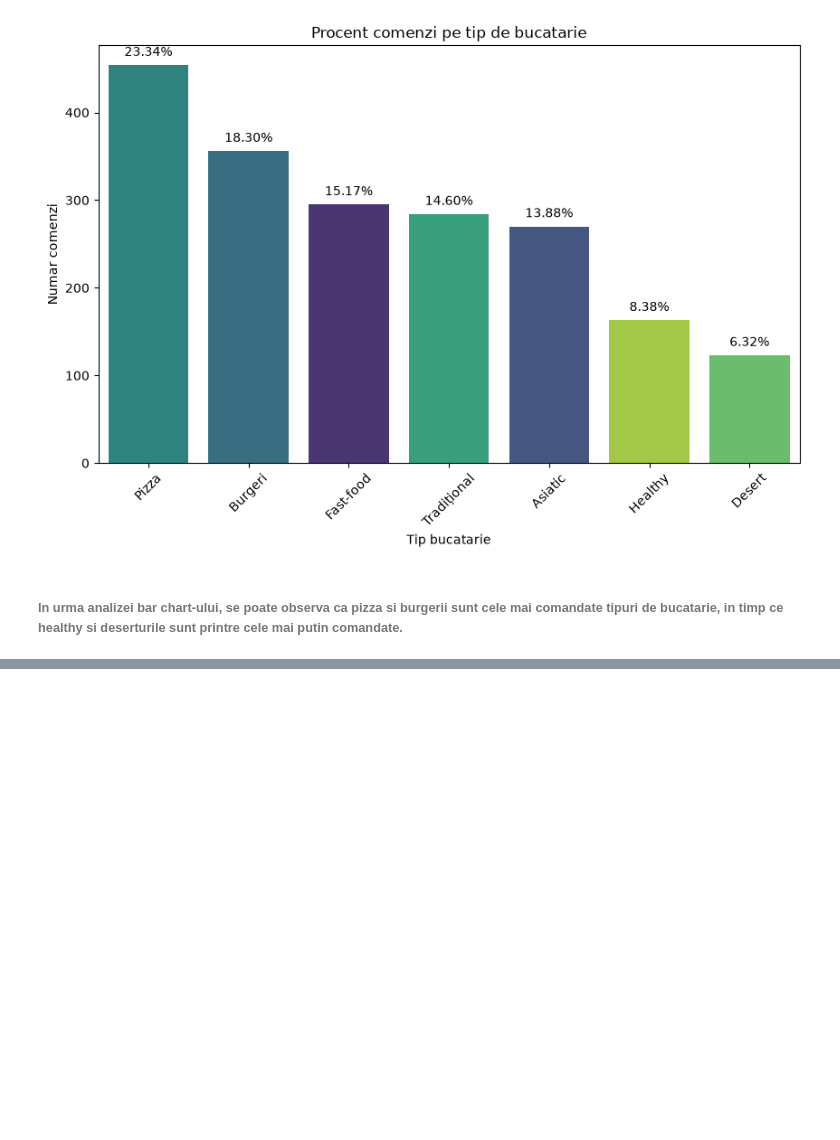
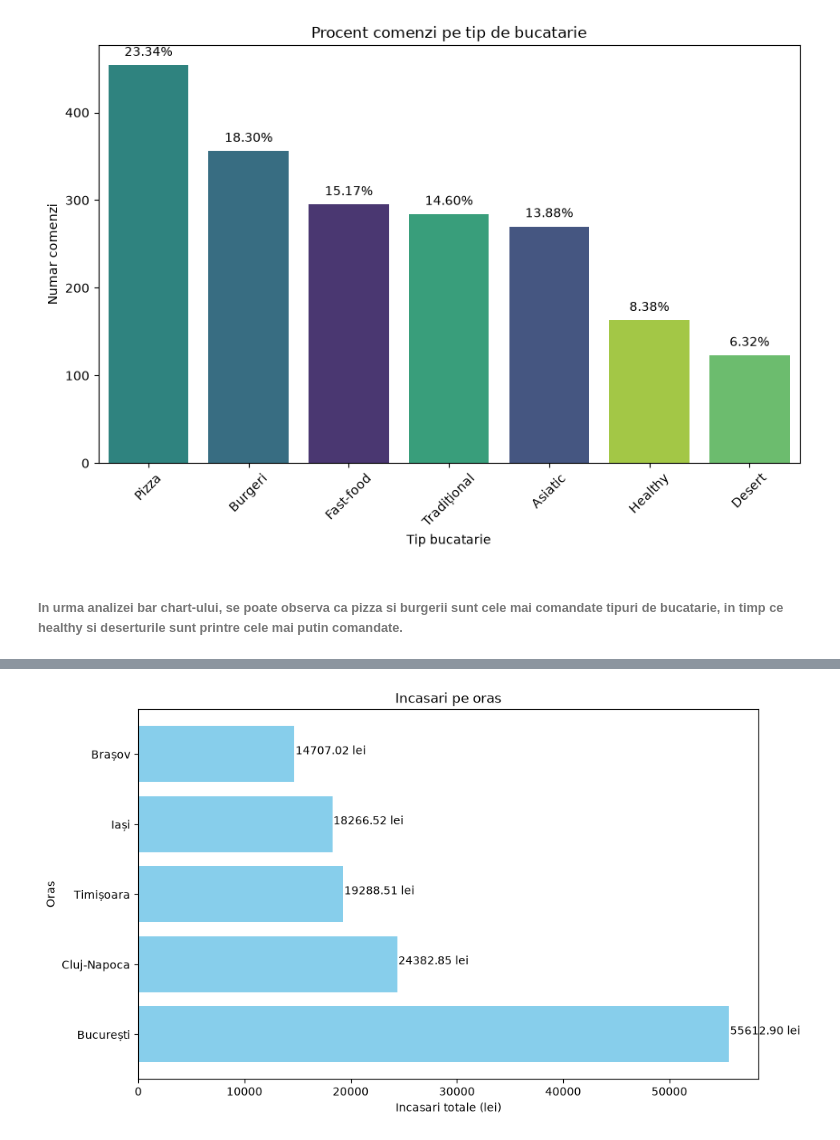
Before and after one commit to CristianaTrandafir/proiect_python_trandafir_cristiana, a Jupyter notebook: proiect_gustoexpress.ipynb, the cells around one changed output, grey strips where cells are left out. Cells and saved outputs as stored; diff of their text form; code cells hidden in the pictures; blank space fills up the shorter version.

```diff
--- a/proiect_gustoexpress.ipynb
+++ b/proiect_gustoexpress.ipynb
@@ -291,3 +291,20 @@ plt.show()
 [figure]
 # %% [markdown]
 ###### In urma analizei bar chart-ului, se poate observa ca pizza si burgerii sunt cele mai comandate tipuri de bucatarie, in timp ce healthy si deserturile sunt printre cele mai putin comandate.
+# %%
+"""Întrebarea 2 – Cum arată vânzările pe orașe? (15p)
+• Tabel cu, pentru fiecare oraș: numărul de comenzi, încasările totale (suma
+valoare_totala) și valoarea medie a unei comenzi (groupby + agg), ordonat după
+încasări
+• Bar chart orizontal, ordonat, cu încasările pe oraș
+• Concluzie: ce oraș aduce cele mai multe încasări? Diferența vine din numărul de comenzi
+sau din valoarea lor?"""
+
+
+tabel_orase = df.groupby("oras").agg(
+    numar_comenzi=("valoare_totala", "count"),
+    incasari_totale=("valoare_totala", "sum"),
+    valoare_medie=("valoare_totala", "mean")
+).sort_values("incasari_totale", ascending=False)
+
+tabel_orase
@@ -293,0 +319,20 @@ plt.show()
+# %%
+plt.figure(figsize=(10,6))
+
+plt.barh(
+    tabel_orase.index,
+    tabel_orase["incasari_totale"],
+    color="skyblue"
+)
+
+plt.xlabel("Incasari totale (lei)")
+plt.ylabel("Oras")
+plt.title("Incasari pe oras")
+
+# Afisam valorile pe bare
+for index, value in enumerate(tabel_orase["incasari_totale"]):
+    plt.text(value + 100, index, f"{value:.2f} lei")
+
+plt.show()
+# %% [output]
+[figure, added]
```
Also changed, not shown: parts of 3 cells of this notebook.
